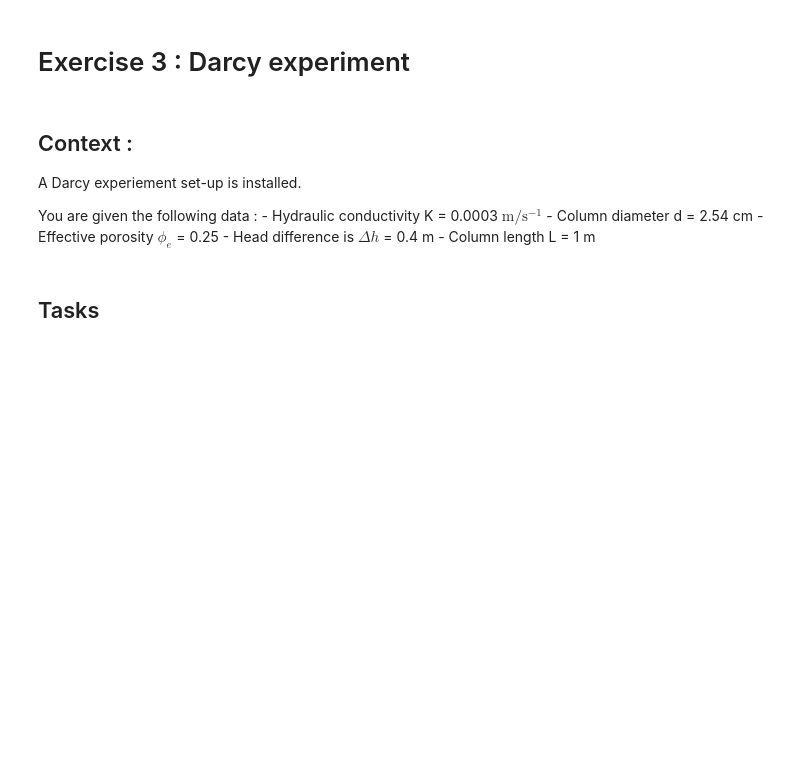
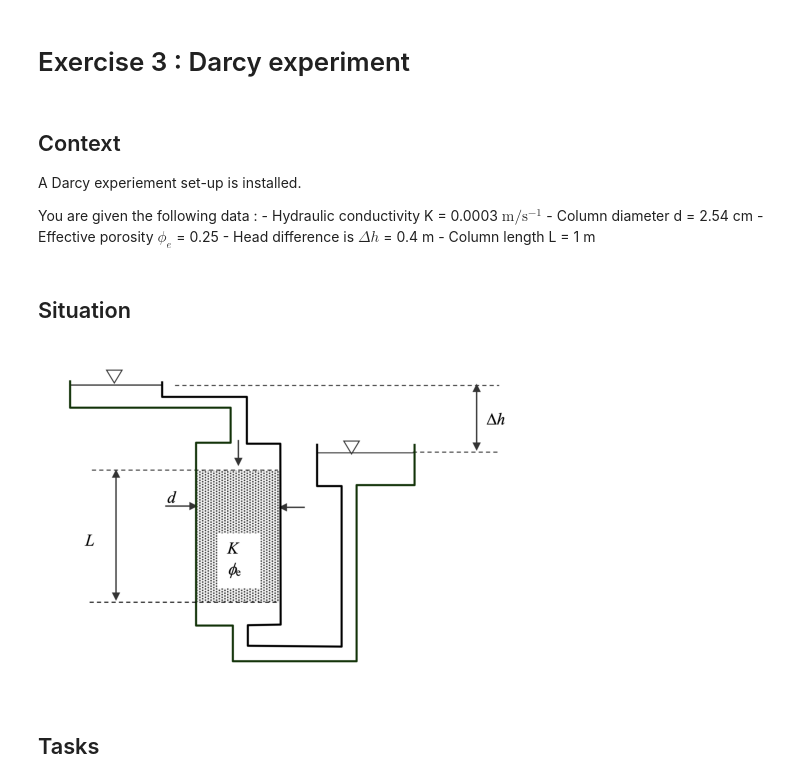
Before and after one commit to mabesa/applied_groundwater_modelling, a Jupyter notebook: exercise03/exercise03.ipynb, the cells around one changed output. Drawn from its saved outputs; the diff is of its cells as text; code cells hidden in the pictures; blank space fills up the shorter version.

```diff
--- a/exercise03/exercise03.ipynb
+++ b/exercise03/exercise03.ipynb
@@ -10,7 +11,7 @@ from shared_functions import check_task_with_solution
 # Exercise 3 : Darcy experiment
 # %% [markdown]
 
-## Context :
+## Context
 
 A Darcy experiement set-up is installed.
 
@@ -20,6 +21,19 @@ You are given the following data :
     - Effective porosity $\phi_e$ = 0.25
     - Head difference is  $\Delta h$ = 0.4 m
     - Column length L = 1 m
+# %% [markdown]
+## Situation
+# %%
+# Define the path to the image in the complement folder
+image_path = os.path.join("sources", "DarcyExperimentSetup.png")
+
+# Load and display the image using matplotlib
+img = plt.imread(image_path)
+plt.imshow(img)
+plt.axis('off')  # Turn off axis for better visualization
+plt.show()
+# %% [output]
+[figure, added]
 # %% [markdown]
 ## Tasks
 # %%
```
Also changed, not shown: parts of 1 cell of this notebook.
